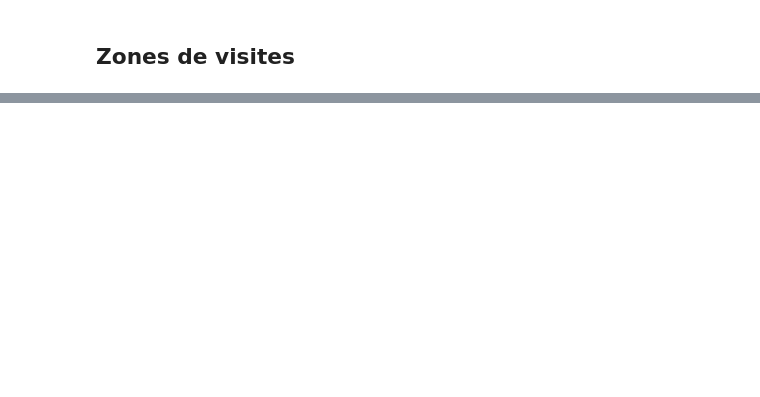
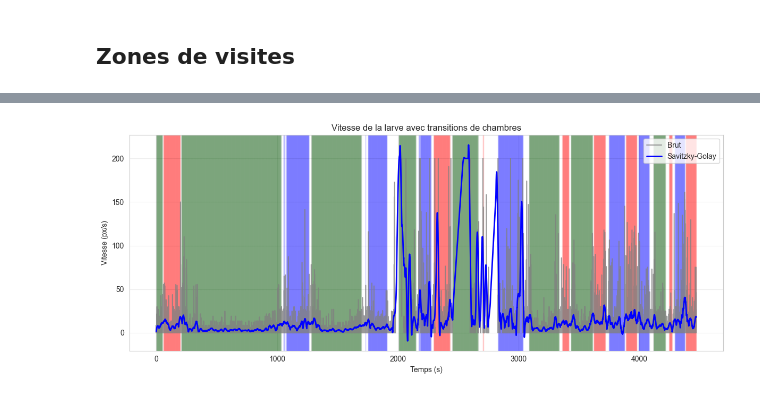
Before and after one commit to JulienGAUTH1ER/Projet-CEA-Tracking-Drosophilia, a Jupyter notebook: Rewrite/Data_analysis/Data_analysis.ipynb, the cells around one changed output, grey strips where cells are left out. Cells and saved outputs as stored; diff of their text form; code cells hidden in the pictures; blank space fills up the shorter version.

```diff
--- a/Rewrite/Data_analysis/Data_analysis.ipynb
+++ b/Rewrite/Data_analysis/Data_analysis.ipynb
@@ -180,0 +402,45 @@ print(len(tracking_files), "fichiers trouvés")
+# %%
+df["speed_px_per_sec"] = pd.to_numeric(df["speed_px_per_sec"], errors="coerce")
+df["speed_clean"] = df["speed_px_per_sec"].clip(upper=200)
+df["speed_interp"] = df["speed_clean"].interpolate()
+df["speed_sg"] = savgol_filter(
+    df["speed_interp"],
+    window_length=201,   # impair
+    polyorder=3)
+
+df["chamber_change"] = df["chamber"] != df["chamber"].shift(1)
+change_times = df.loc[df["chamber_change"], "time_sec"]
+change_chambers = df.loc[df["chamber_change"], "chamber"]
+
+plt.figure(figsize=(12,5))
+
+plt.plot(df["time_sec"], df["speed_clean"], color='gray', alpha=0.8, label="Brut")
+plt.plot(df["time_sec"], df["speed_sg"], color='blue', linewidth=2, label="Savitzky-Golay")
+
+chamber_colors = {
+    "Outside": "lightgray",
+    "Chambre_1": "blue",
+    "Chambre_2": "green",
+    "Chambre_3": "red",
+    "Decision_zone": "white"
+}
+
+for i in range(len(df)-1):
+    plt.axvspan(
+        df["time_sec"].iloc[i],
+        df["time_sec"].iloc[i+1],
+        color=chamber_colors.get(df["chamber"].iloc[i], "gray"),
+        alpha=0.01
+    )
+
+# Labels
+plt.xlabel("Temps (s)")
+plt.ylabel("Vitesse (px/s)")
+plt.title("Vitesse de la larve avec transitions de chambres")
+
+plt.legend()
+plt.grid(True, alpha=0.3)
+plt.tight_layout()
+plt.show()
+# %% [output]
+[figure, added]
```
Also changed, not shown: parts of 20 cells of this notebook, 17 other files.
